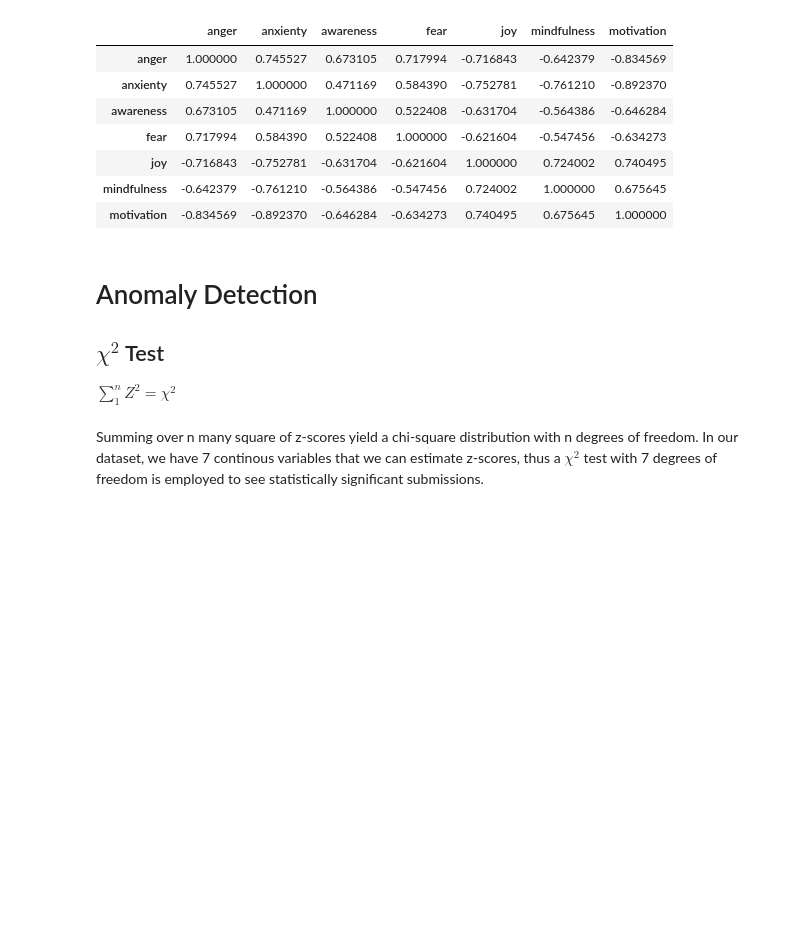
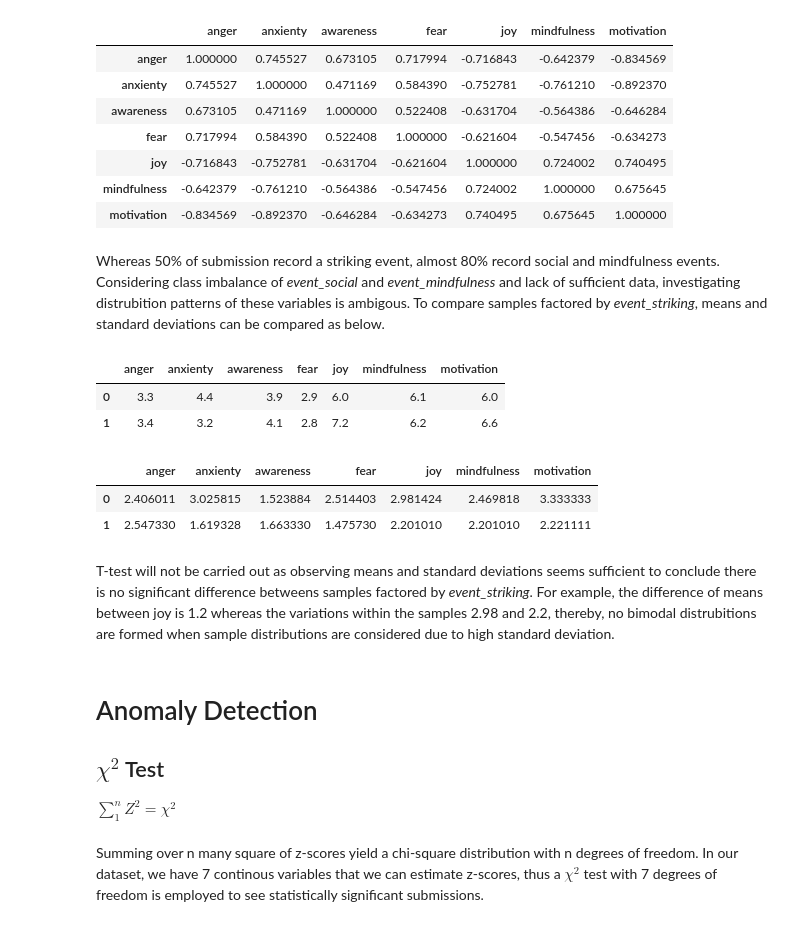
Before and after one commit to ecembalikk/dsa210-proj, a Jupyter notebook: analyze.ipynb, the cells around one changed output. Drawn from its saved outputs; the diff is of its cells as text; code cells hidden in the pictures; blank space fills up the shorter version.

```diff
--- a/analyze.ipynb
+++ b/analyze.ipynb
@@ -192,6 +195,22 @@ corr
 | joy | -0.716843 | -0.752781 | -0.631704 | -0.621604 | 1.000000 | 0.724002 | 0.740495 |
 | mindfulness | -0.642379 | -0.761210 | -0.564386 | -0.547456 | 0.724002 | 1.000000 | 0.675645 |
 | motivation | -0.834569 | -0.892370 | -0.646284 | -0.634273 | 0.740495 | 0.675645 | 1.000000 |
+# %% [markdown]
+Whereas 50% of submission record a striking event, almost 80% record social and mindfulness events. Considering class imbalance of *event_social* and *event_mindfulness* and lack of sufficient data, investigating distrubition patterns of these variables is ambigous. To compare samples factored by *event_striking*, means and standard deviations can be compared as below.
+# %%
+pd.concat([df[df["event_striking"] == 1][ctv].mean(),df[df["event_striking"] == 0][ctv].mean()], axis=1).transpose()
+# %% [output]
+|  | anger | anxienty | awareness | fear | joy | mindfulness | motivation |
+| 0 | 3.3 | 4.4 | 3.9 | 2.9 | 6.0 | 6.1 | 6.0 |
+| 1 | 3.4 | 3.2 | 4.1 | 2.8 | 7.2 | 6.2 | 6.6 |
+# %%
+pd.concat([df[df["event_striking"] == 1][ctv].std(),df[df["event_striking"] == 0][ctv].std()], axis=1).transpose()
+# %% [output]
+|  | anger | anxienty | awareness | fear | joy | mindfulness | motivation |
+| 0 | 2.406011 | 3.025815 | 1.523884 | 2.514403 | 2.981424 | 2.469818 | 3.333333 |
+| 1 | 2.547330 | 1.619328 | 1.663330 | 1.475730 | 2.201010 | 2.201010 | 2.221111 |
+# %% [markdown]
+T-test will not be carried out as observing means and standard deviations seems sufficient to conclude there is no significant difference betweens samples factored by *event_striking*. For example, the difference of means between joy is 1.2 whereas the variations within the samples 2.98 and 2.2, thereby, no bimodal distrubitions are formed when sample distributions are considered due to high standard deviation.
 # %% [markdown]
 # Anomaly Detection
 ## $\chi^2$ Test
```
Also changed, not shown: parts of 19 cells of this notebook.
